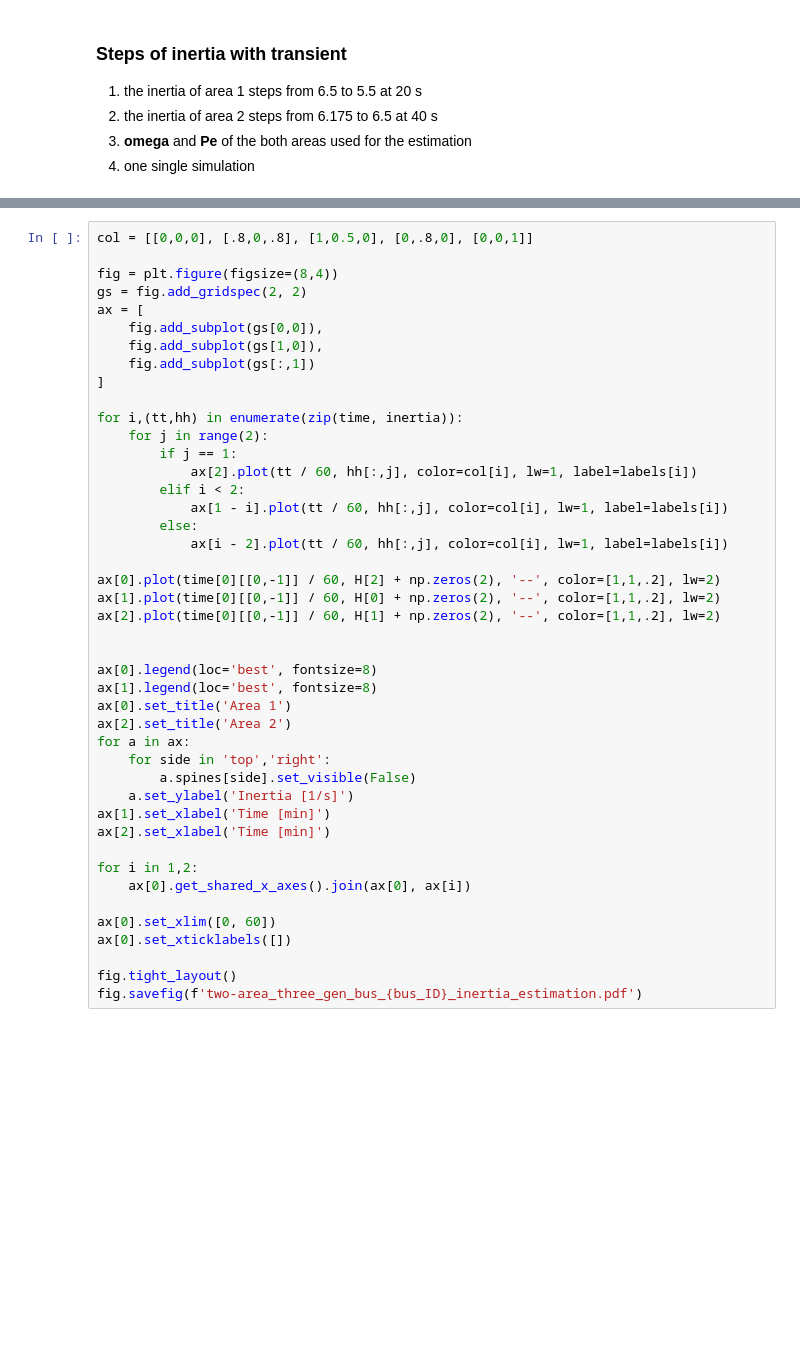
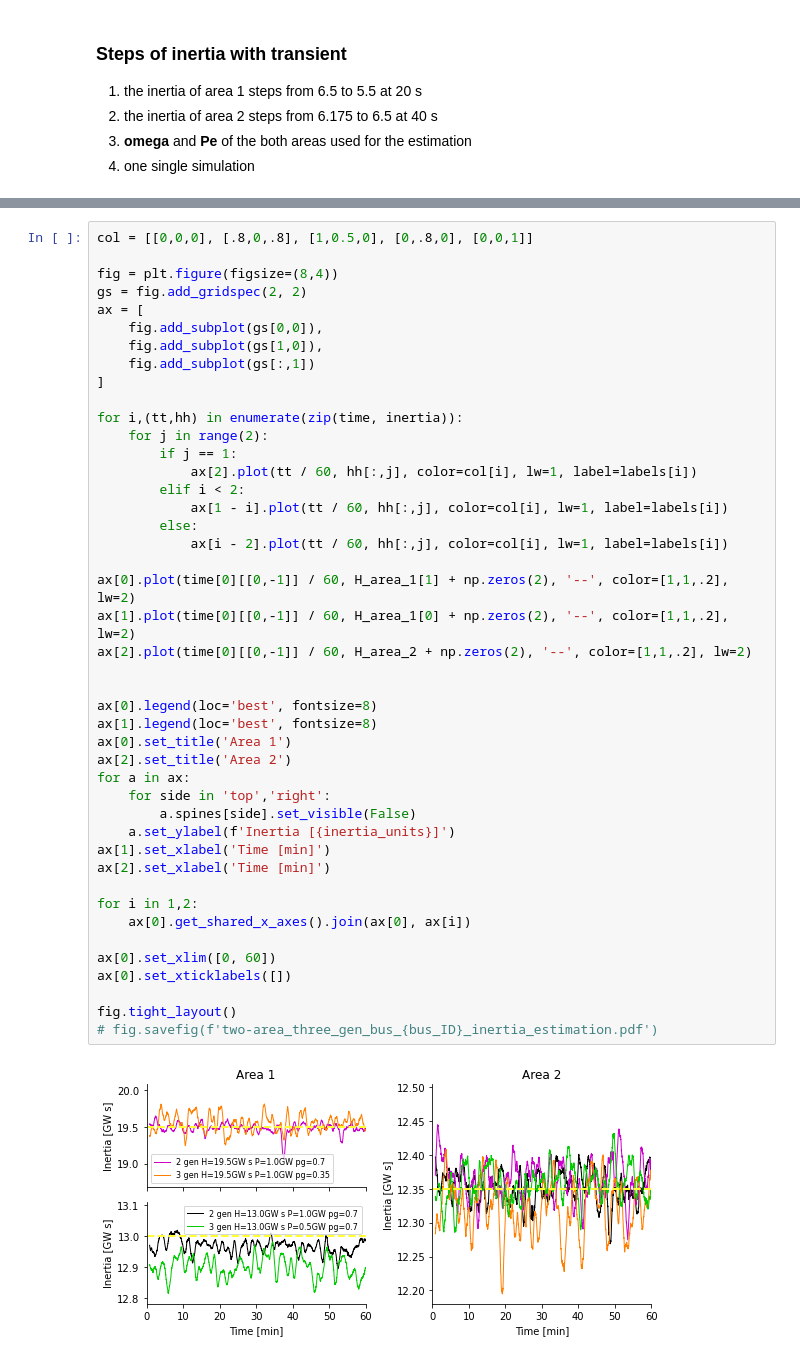
Before and after one commit to danielelinaro/inertia, a Jupyter notebook: notebooks/Inertia_estimation_two-area_multi_area.ipynb, the cells around one changed output, grey strips where cells are left out. Drawn from its saved outputs; the diff is of its cells as text; blank space fills up the shorter version.

```diff
--- a/notebooks/Inertia_estimation_two-area_multi_area.ipynb
+++ b/notebooks/Inertia_estimation_two-area_multi_area.ipynb
@@ -479,38 +617,40 @@ ax = [
 ]
 
 for i,(tt,hh) in enumerate(zip(time, inertia)):
     for j in range(2):
         if j == 1:
             ax[2].plot(tt / 60, hh[:,j], color=col[i], lw=1, label=labels[i])
         elif i < 2:
             ax[1 - i].plot(tt / 60, hh[:,j], color=col[i], lw=1, label=labels[i])
         else:
             ax[i - 2].plot(tt / 60, hh[:,j], color=col[i], lw=1, label=labels[i])
 
-ax[0].plot(time[0][[0,-1]] / 60, H[2] + np.zeros(2), '--', color=[1,1,.2], lw=2)
-ax[1].plot(time[0][[0,-1]] / 60, H[0] + np.zeros(2), '--', color=[1,1,.2], lw=2)
-ax[2].plot(time[0][[0,-1]] / 60, H[1] + np.zeros(2), '--', color=[1,1,.2], lw=2)
+ax[0].plot(time[0][[0,-1]] / 60, H_area_1[1] + np.zeros(2), '--', color=[1,1,.2], lw=2)
+ax[1].plot(time[0][[0,-1]] / 60, H_area_1[0] + np.zeros(2), '--', color=[1,1,.2], lw=2)
+ax[2].plot(time[0][[0,-1]] / 60, H_area_2 + np.zeros(2), '--', color=[1,1,.2], lw=2)
 
 
 ax[0].legend(loc='best', fontsize=8)
 ax[1].legend(loc='best', fontsize=8)
 ax[0].set_title('Area 1')
 ax[2].set_title('Area 2')
 for a in ax:
     for side in 'top','right':
         a.spines[side].set_visible(False)
-    a.set_ylabel('Inertia [1/s]')
+    a.set_ylabel(f'Inertia [{inertia_units}]')
 ax[1].set_xlabel('Time [min]')
 ax[2].set_xlabel('Time [min]')
 
 for i in 1,2:
     ax[0].get_shared_x_axes().join(ax[0], ax[i])
 
 ax[0].set_xlim([0, 60])
 ax[0].set_xticklabels([])
 
 fig.tight_layout()
-fig.savefig(f'two-area_three_gen_bus_{bus_ID}_inertia_estimation.pdf')
+# fig.savefig(f'two-area_three_gen_bus_{bus_ID}_inertia_estimation.pdf')
+# %% [output]
+[figure, added]
 # %%
 var_names = ['omegael_bus7', 'Pe_bus7']
 fig,ax = plt.subplots(1, 2, sharex=True, figsize=(8,3))
```
Also changed, not shown: parts of 20 cells of this notebook, 2 other files.
